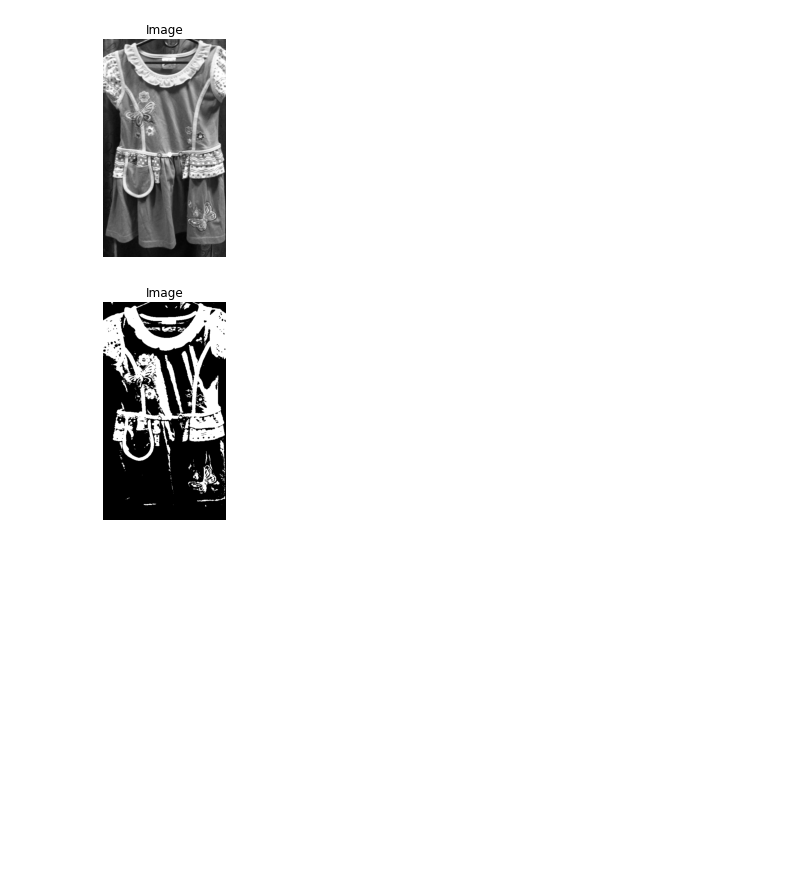
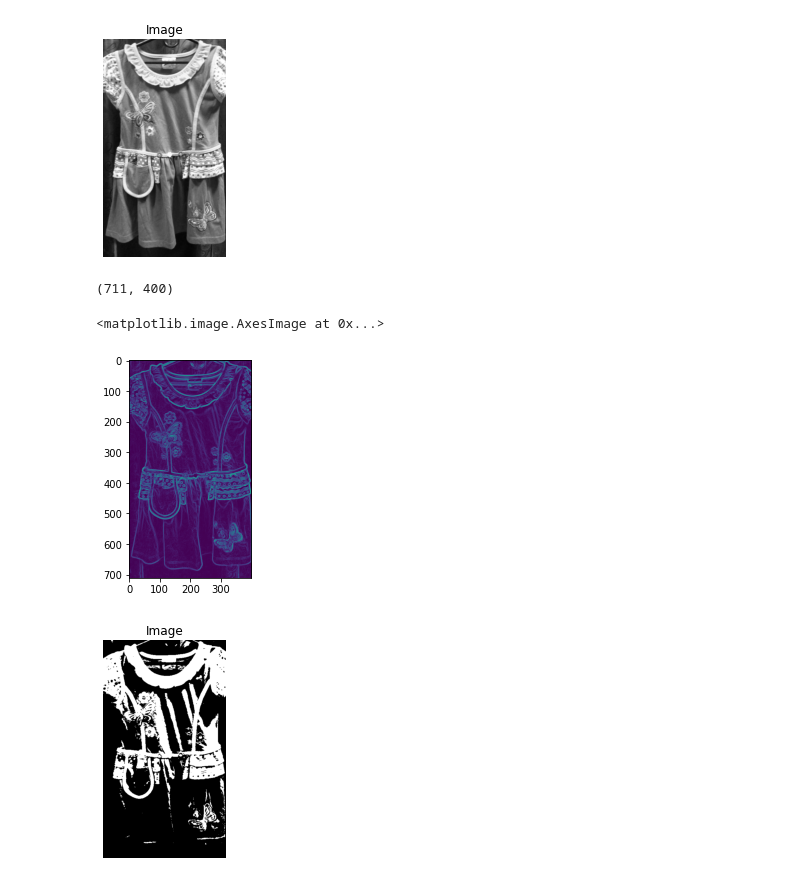
Before and after one commit to spolovynko/Challenge-Belgian-Floods, a Jupyter notebook: TF Project.ipynb, the cells around one changed output. Cells and saved outputs as stored; diff of their text form; code cells hidden in the pictures; blank space fills up the shorter version.

```diff
--- a/TF Project.ipynb
+++ b/TF Project.ipynb
@@ -28,3 +37,3 @@ img = plt.imread(img)
 # %%
-img = color.rgb2gray(img)
+img_gray = color.rgb2gray(img)
 # %%
@@ -32,5 +41,16 @@ show_image(img)
 # %% [output]
 [figure]
+# %%
+img_gray.shape
+# %% [output]
+(711, 400)
+# %%
+cont = sobel(img_gray)
+# %%
+plt.imshow(cont)
+# %% [output]
+<matplotlib.image.AxesImage at 0x...>
+[figure, added]
 # %%
 thresh = threshold_otsu(img)
 # %%
```
Also changed, not shown: parts of 26 cells of this notebook, 3 other files.
